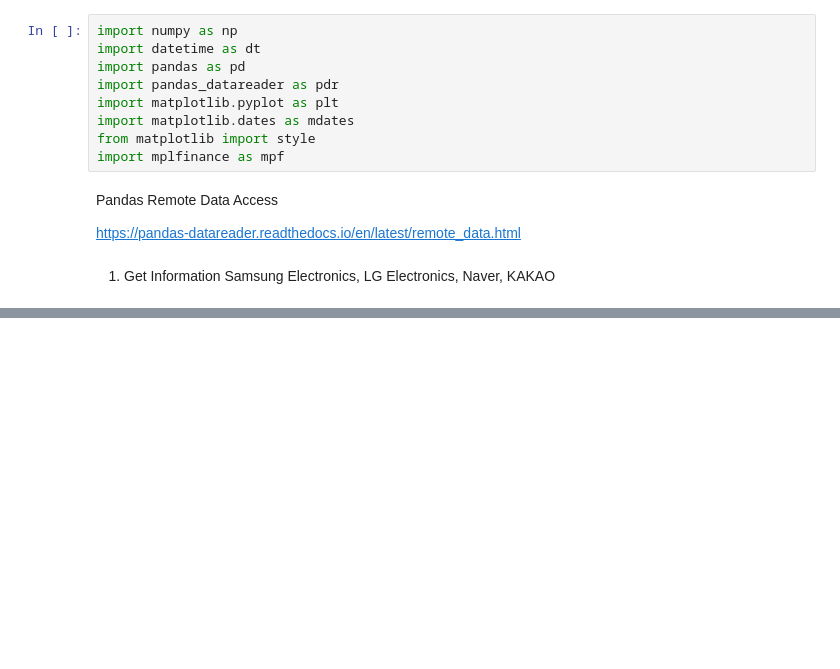
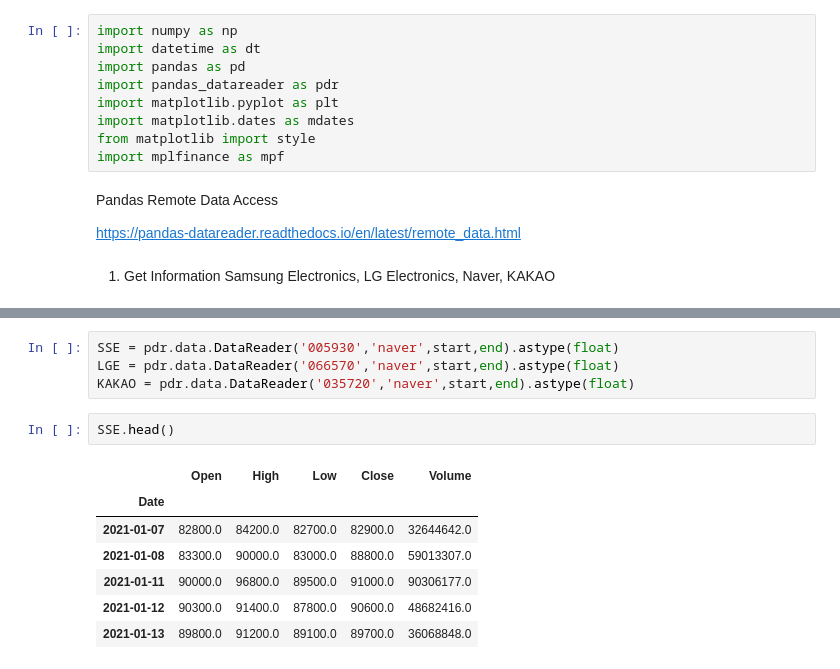
Before and after one commit to zasminah/DataVisualization, a Jupyter notebook: Stock_visualization.ipynb, the cells around one changed output, grey strips where cells are left out. Drawn from its saved outputs; the diff is of its cells as text; blank space fills up the shorter version.

```diff
--- a/Stock_visualization.ipynb
+++ b/Stock_visualization.ipynb
@@ -41,0 +45,14 @@ datetime.datetime(2021, 1, 2, 3, 5, 52, 433793)
+# %%
+SSE = pdr.data.DataReader('005930','naver',start,end).astype(float)
+LGE = pdr.data.DataReader('066570','naver',start,end).astype(float)
+KAKAO = pdr.data.DataReader('035720','naver',start,end).astype(float)
+# %%
+SSE.head()
+# %% [output]
+|  | Open | High | Low | Close | Volume |
+| Date |  |  |  |  |  |
+| 2021-01-07 | 82800.0 | 84200.0 | 82700.0 | 82900.0 | 32644642.0 |
+| 2021-01-08 | 83300.0 | 90000.0 | 83000.0 | 88800.0 | 59013307.0 |
+| 2021-01-11 | 90000.0 | 96800.0 | 89500.0 | 91000.0 | 90306177.0 |
+| 2021-01-12 | 90300.0 | 91400.0 | 87800.0 | 90600.0 | 48682416.0 |
+| 2021-01-13 | 89800.0 | 91200.0 | 89100.0 | 89700.0 | 36068848.0 |
```
Also changed, not shown: parts of 7 cells of this notebook.
